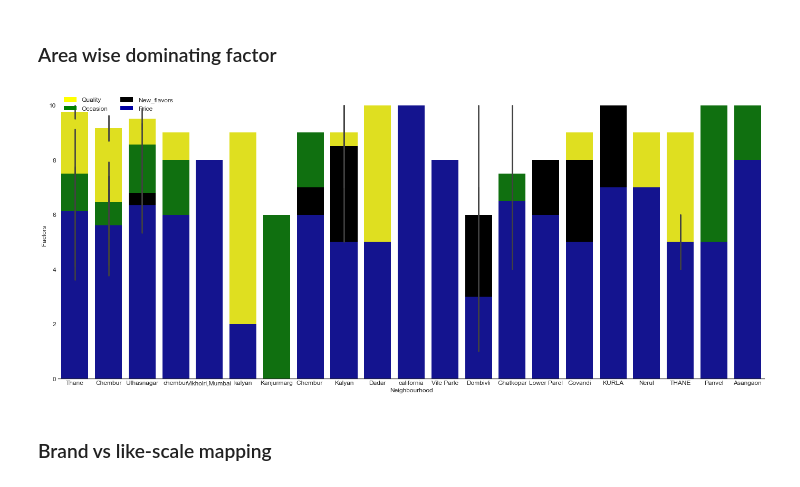
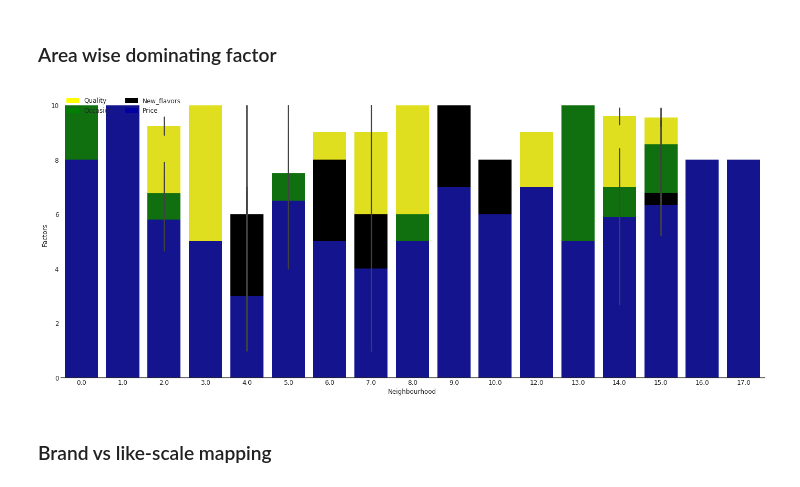
Before and after one commit to PSIB0T/Ice-cream-mining, a Jupyter notebook: IceCream_Pie-checkpoint.ipynb, the cells around one changed output. Cells and saved outputs as stored; diff of their text form; code cells hidden in the pictures.

```diff
--- a/IceCream_Pie-checkpoint.ipynb
+++ b/IceCream_Pie-checkpoint.ipynb
@@ -6,7 +6,7 @@ import seaborn as sns
 from itertools import chain
 from sklearn.preprocessing import LabelEncoder,Imputer
 # %%
-df = pd.read_csv('responses.csv')
+df = pd.read_csv('./data/responses.csv')
 # %%
 df.head()
 # %% [output]
@@ -28,4 +28,4 @@ Index(['Timestamp', 'Email Address', 'Name', 'Neighbourhood', 'Rating',
        'Quality', 'Occasion', 'New_flavors'],
       dtype='object')
 # %%
-df = df.drop(['Timestamp', 'Email Address', 'Name', 'Type'], 1)
+df = df.drop(['Timestamp', 'Email Address', 'Name'], 1)
@@ -173,32 +177,32 @@ neighCount
 # %% [markdown]
 ### Area wise dominating factor
 # %%
-stacked_bar_data = pd.read_csv("responses.csv")
+stacked_bar_data = df.copy()
 stacked_bar_data["total"] = (stacked_bar_data.Price + stacked_bar_data.Quality + stacked_bar_data.Occasion + stacked_bar_data.New_flavors)/4
 sns.set_style("white")
 sns.set_context({"figure.figsize": (24, 10)})
 sns.barplot(x = stacked_bar_data.Neighbourhood, y = stacked_bar_data.total, color = "red")
 top_plot = sns.barplot(x = stacked_bar_data.Neighbourhood, y = stacked_bar_data.Quality, color = "yellow")
 top_plot = sns.barplot(x = stacked_bar_data.Neighbourhood, y = stacked_bar_data.Occasion, color = "green")
 top_plot = sns.barplot(x = stacked_bar_data.Neighbourhood, y = stacked_bar_data.New_flavors, color = "black")
 bottom_plot = sns.barplot(x = stacked_bar_data.Neighbourhood, y = stacked_bar_data.Price, color = "#0000A3")
 sns.despine(left=True)
 bottom_plot.set_ylabel("Factors")
 bottom_plot.set_xlabel("Neighbourhood")
 
 #Set fonts to consistent 16pt size
 for item in ([bottom_plot.xaxis.label, bottom_plot.yaxis.label] +
              bottom_plot.get_xticklabels() + bottom_plot.get_yticklabels()):
     item.set_fontsize(12)
 
 Quality = plt.Rectangle((0,0),1,1,fc='yellow',  edgecolor = 'none')
 Occasion = plt.Rectangle((0,0),1,1,fc='green',  edgecolor = 'none')
 New_flavors = plt.Rectangle((0,0),1,1,fc='black',  edgecolor = 'none')
 Price = plt.Rectangle((0,0),1,1,fc='#0000A3',  edgecolor = 'none')
 l = plt.legend([Quality,Occasion,New_flavors,Price], ['Quality','Occasion','New_flavors','Price'], loc=2, ncol = 2, prop={'size':12})
 l.draw_frame(False)
 # %% [output]
-[figure, old version]
+[figure, new version]
 # %% [markdown]
 ### Brand vs like-scale mapping
 # %% [markdown]
```
Also changed, not shown: parts of 16 cells of this notebook, 2 other files.
